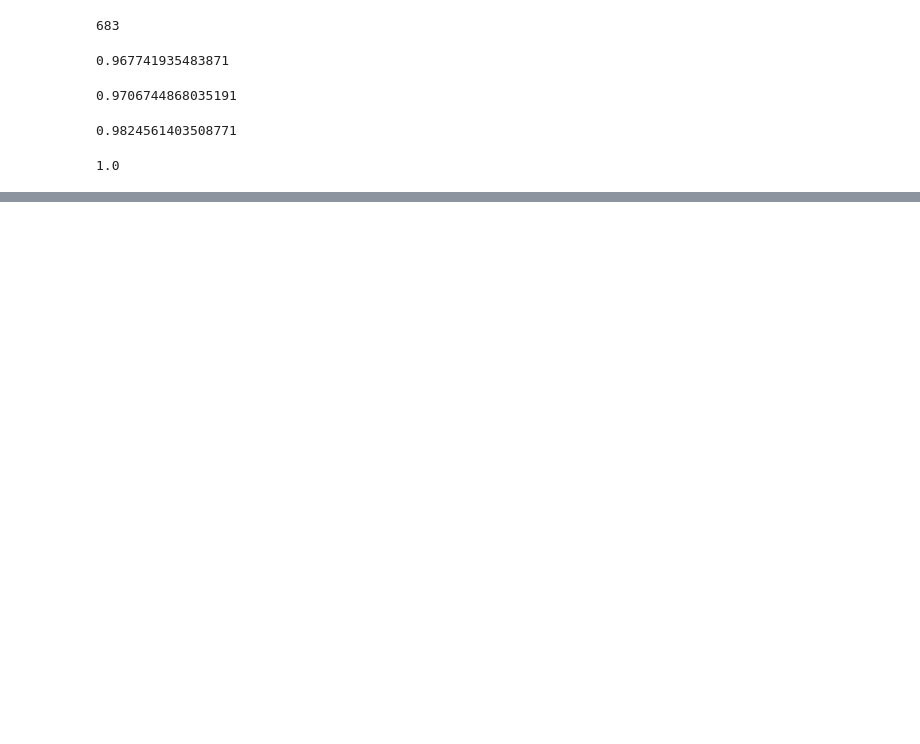
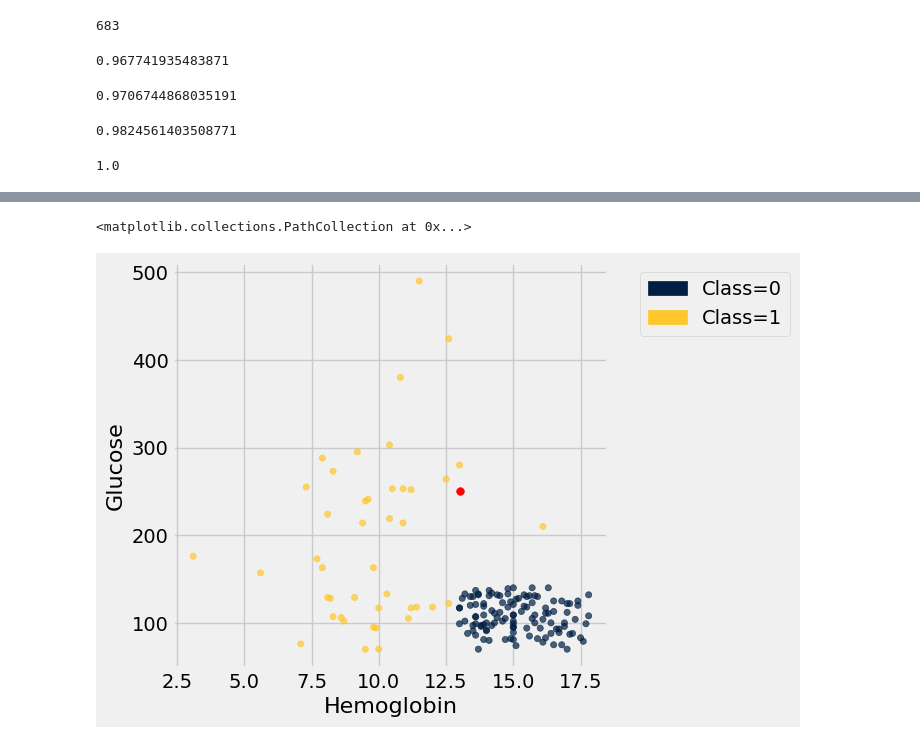
Before and after one commit to ciretorres/python, a Jupyter notebook: data8.3x/week4/sec09_classifiers.ipynb, the cells around one changed output, grey strips where cells are left out. Cells and saved outputs as stored; diff of their text form; code cells hidden in the pictures; blank space fills up the shorter version.

```diff
--- a/data8.3x/week4/sec09_classifiers.ipynb
+++ b/data8.3x/week4/sec09_classifiers.ipynb
@@ -169,0 +172,3 @@ evaluate_accurancy(trainset, trainset, 1)
+# %%
+ckd = Table.read_table('https://raw.githubusercontent.com/data-8/textbook/main/assets/data/ckd.csv').relabeled('Blood Glucose Random', 'Glucose')
+ckd.show(3)
@@ -169,0 +181,7 @@ evaluate_accurancy(trainset, trainset, 1)
+# %%
+kidney = ckd.select('Hemoglobin', 'Glucose', 'Class')
+kidney.scatter('Hemoglobin', 'Glucose', group=2)
+plots.scatter(13, 250, color='red', s=30)
+# %% [output]
+<matplotlib.collections.PathCollection at 0x...>
+[figure, added]
```
Also changed, not shown: parts of 18 cells of this notebook.
